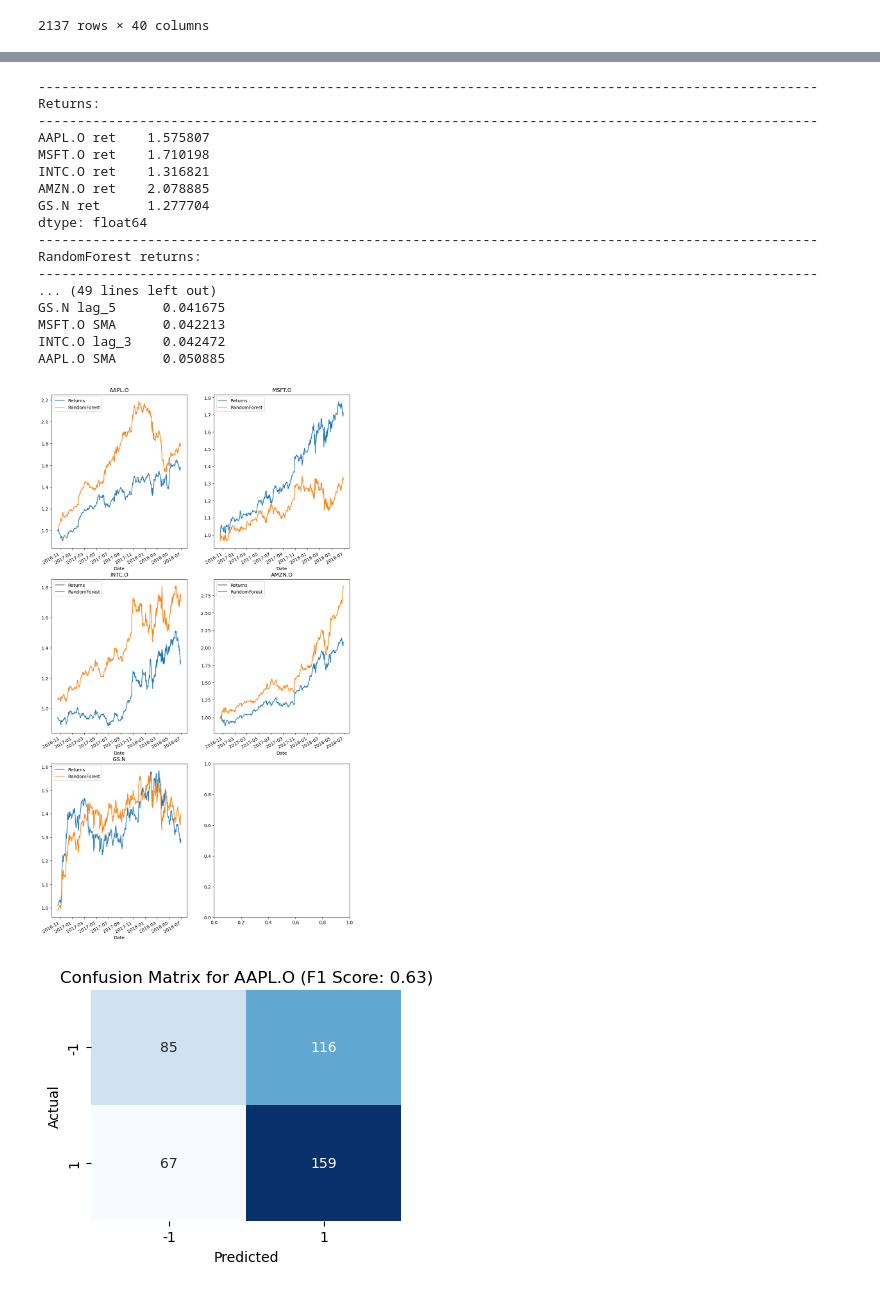
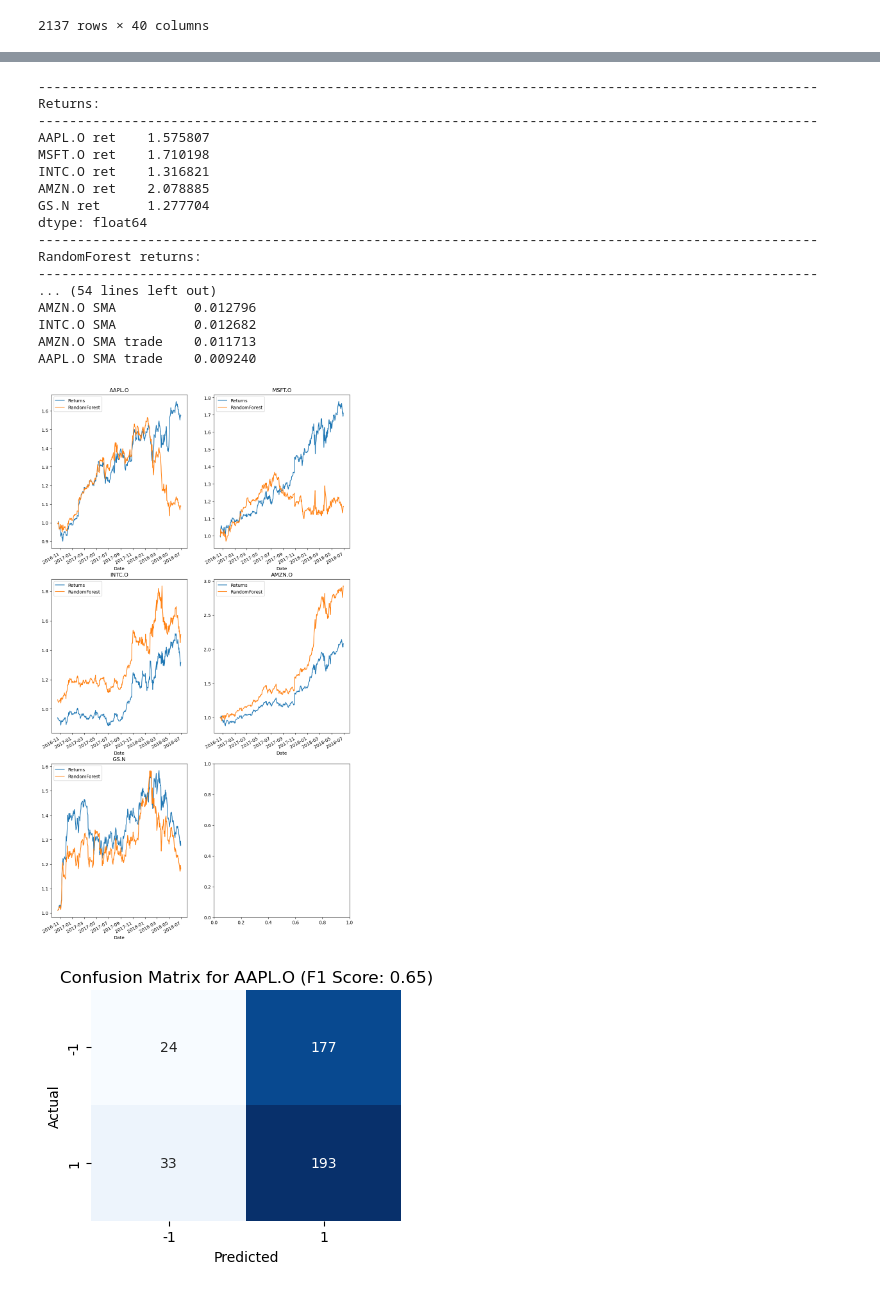
Before and after one commit to AY2324S2-QF2103-Group-9/Trading-Strategies-Comparison, a Jupyter notebook: Project_RandomForest.ipynb, the cells around one changed output, grey strips where cells are left out. Cells and saved outputs as stored; diff of their text form; code cells hidden in the pictures.

```diff
--- a/Project_RandomForest.ipynb
+++ b/Project_RandomForest.ipynb
@@ -52,12 +52,12 @@ for stock in colnames:
     std = data[f'{stock } ret'].std()
     stock_bins[stock] = [mean - std, mean, mean + std]
 
-features = [] # creating an empty list for storing column names
+lag_feat = []
 for stock in colnames:
     for i in range(1,6):
         feat = f'{stock} lag_' + str(i)
         data[feat] = np.digitize(data[f'{stock} ret'].shift(i), stock_bins[stock])
-        features.append(feat)
+        lag_feat.append(feat)
 
 data
 # %% [output]
@@ -102,5 +104,5 @@ for stock in colnames:
 # %%
-def moving_average(data, window_short=20, window_long=60):
+def moving_average(data, window_short=20, window_long=100):
     """
     Calculate short-term and long-term moving averages.
 
@@ -123,11 +125,21 @@ def moving_average(data, window_short=20, window_long=60):
     return short_ma, long_ma
 
 for stock in colnames:
-    short, long = moving_average(data[f"{stock} ret"])
+    short, long = moving_average(data[stock])
     data[f'{stock} SMA'] = np.where(short > long, 1, -1)
-    data[f"{stock} SMA"].shift(1)
+    data[f"{stock} SMA"] = data[f"{stock} SMA"].shift(1)
 
-features += [f"{stock} SMA" for stock in colnames]
+ma_feat = [f"{stock} SMA" for stock in colnames]
+# %%
+def simple_sma_trade(data, window=20):
+    sma = data.rolling(window=window).mean()
+    return np.where(data > sma, 1, -1)
+
+for stock in colnames:
+    data[f"{stock} SMA trade"] = simple_sma_trade(data[stock])
+    data[f"{stock} SMA trade"] = data[f"{stock} SMA trade"].shift(1)
+
+sma_feat = [f"{stock} SMA trade" for stock in colnames]
 # %%
 feat_data = data.dropna()
 
@@ -179,6 +175,7 @@ def print_data(string, data):
 # data_train, data_test = train_test_split(feat_data,
 #                                          test_size = 0.2,
 #                                          random_state = 0)
+features = ma_feat + sma_feat + lag_feat
 
 test_split = len(data) // 5
 
@@ -209,13 +206,16 @@ print_data("False predictions:", (results != data_test[[f"{stock} dir" for stock
 print_data("Total rows:", results.shape[0])
 
 feature_importances = model.feature_importances_
-print_data("Feature importance:", pd.DataFrame(data=feature_importances, index=features, columns=["Importance"]).sort_values("Importance"))
+print_data("Feature importance:", pd.DataFrame(data=feature_importances, index=features, columns=["Importance"]).sort_values("Importance", ascending=False))
 
 fig, axes = plt.subplots(nrows=3, ncols=2, figsize=(12,24))
 
 for i, stock in enumerate(colnames):
     data_test[f"{stock} ret"].cumsum().apply(np.exp).plot(ax=axes[i // 2, i % 2], label="returns")
     (results[:,i] * data_test[f"{stock} ret"]).cumsum().apply(np.exp).plot(ax=axes[i // 2, i % 2], label="RandomForest")
+
+    # (data_test[f"{stock} ret"] * data_test[f"{stock} dir"]).cumsum().apply(np.exp).plot(ax=axes[i // 2, i % 2], label="Optimal")
+
     axes[i // 2, i % 2].legend(["Returns", "RandomForest"])
     axes[i // 2, i % 2].set_title(stock)
 
@@ -238,37 +238,37 @@ for i, stock in enumerate(colnames):
     for actual, predicted in zip(data_test[f"{stock} dir"].values, results[:, i]):
         actual_index = 0 if actual == -1 else 1
         predicted_index = 0 if predicted == -1 else 1
         conf_matrix[actual_index, predicted_index] += 1
 
     # Calculate F1 score
     f1_score = calculate_f1_score(conf_matrix)
 
     # Plot the confusion matrix as a heatmap
     plt.figure(figsize=(4, 3))
     sns.heatmap(conf_matrix, annot=True, fmt='g', cmap='Blues', cbar=False, xticklabels=['-1', '1'], yticklabels=['-1', '1'])
     plt.xlabel('Predicted')
     plt.ylabel('Actual')
     plt.title(f'Confusion Matrix for {stock} (F1 Score: {f1_score:.2f})')
     plt.show()
 
 print(results)
 # %% [output]
 ----------------------------------------------------------------------------------------------------
 Returns:
 ----------------------------------------------------------------------------------------------------
 AAPL.O ret    1.575807
 MSFT.O ret    1.710198
 INTC.O ret    1.316821
 AMZN.O ret    2.078885
 GS.N ret      1.277704
 dtype: float64
 ----------------------------------------------------------------------------------------------------
 RandomForest returns:
 ----------------------------------------------------------------------------------------------------
-... (49 lines left out)
-GS.N lag_5      0.041675
-MSFT.O SMA      0.042213
-INTC.O lag_3    0.042472
-AAPL.O SMA      0.050885
+... (54 lines left out)
+AMZN.O SMA          0.012796
+INTC.O SMA          0.012682
+AMZN.O SMA trade    0.011713
+AAPL.O SMA trade    0.009240
-[figure, old version]
+[figure, new version]
-[figure, old version]
+[figure, new version]
```
Also changed, not shown: parts of 7 cells of this notebook.
